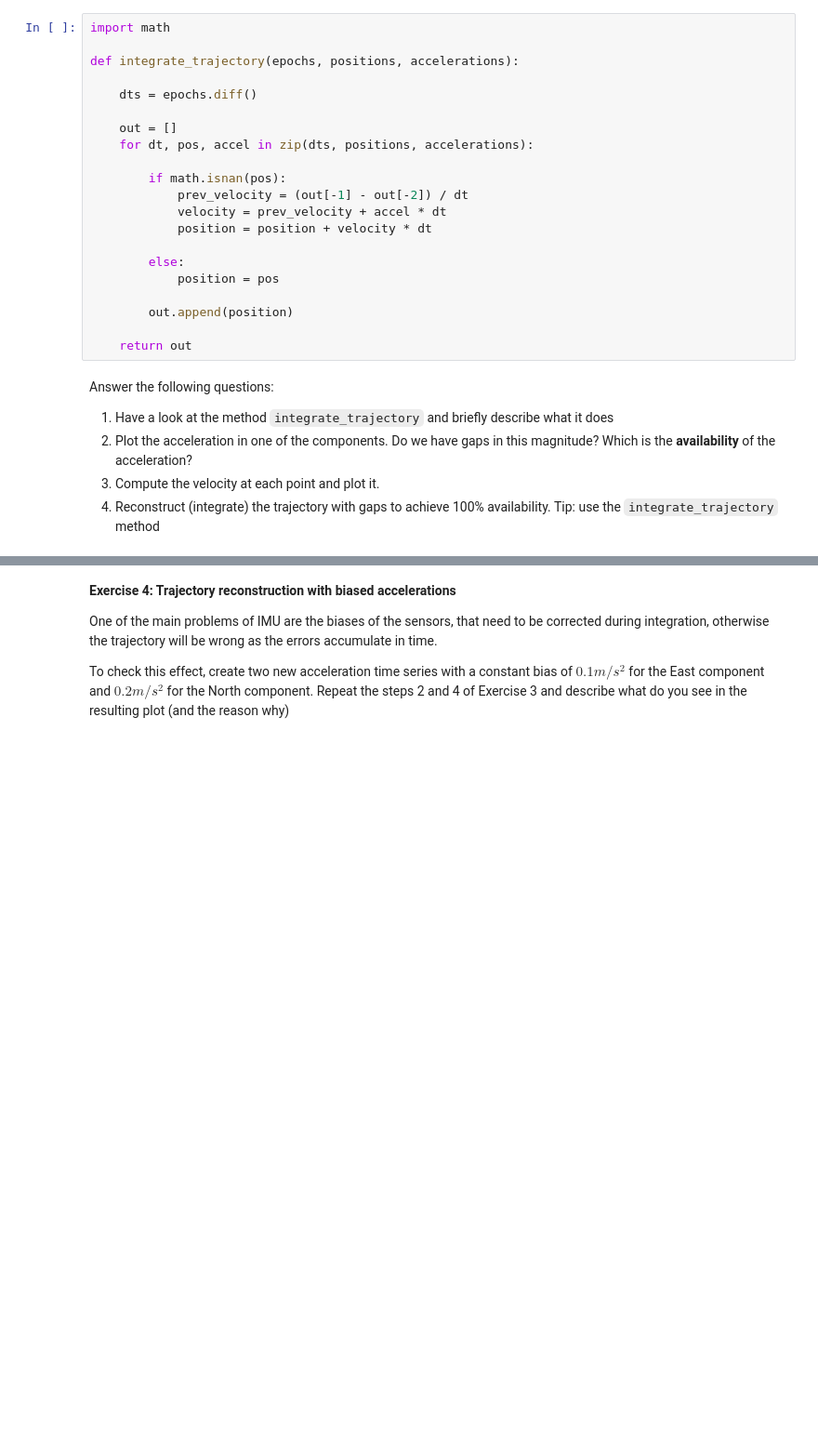
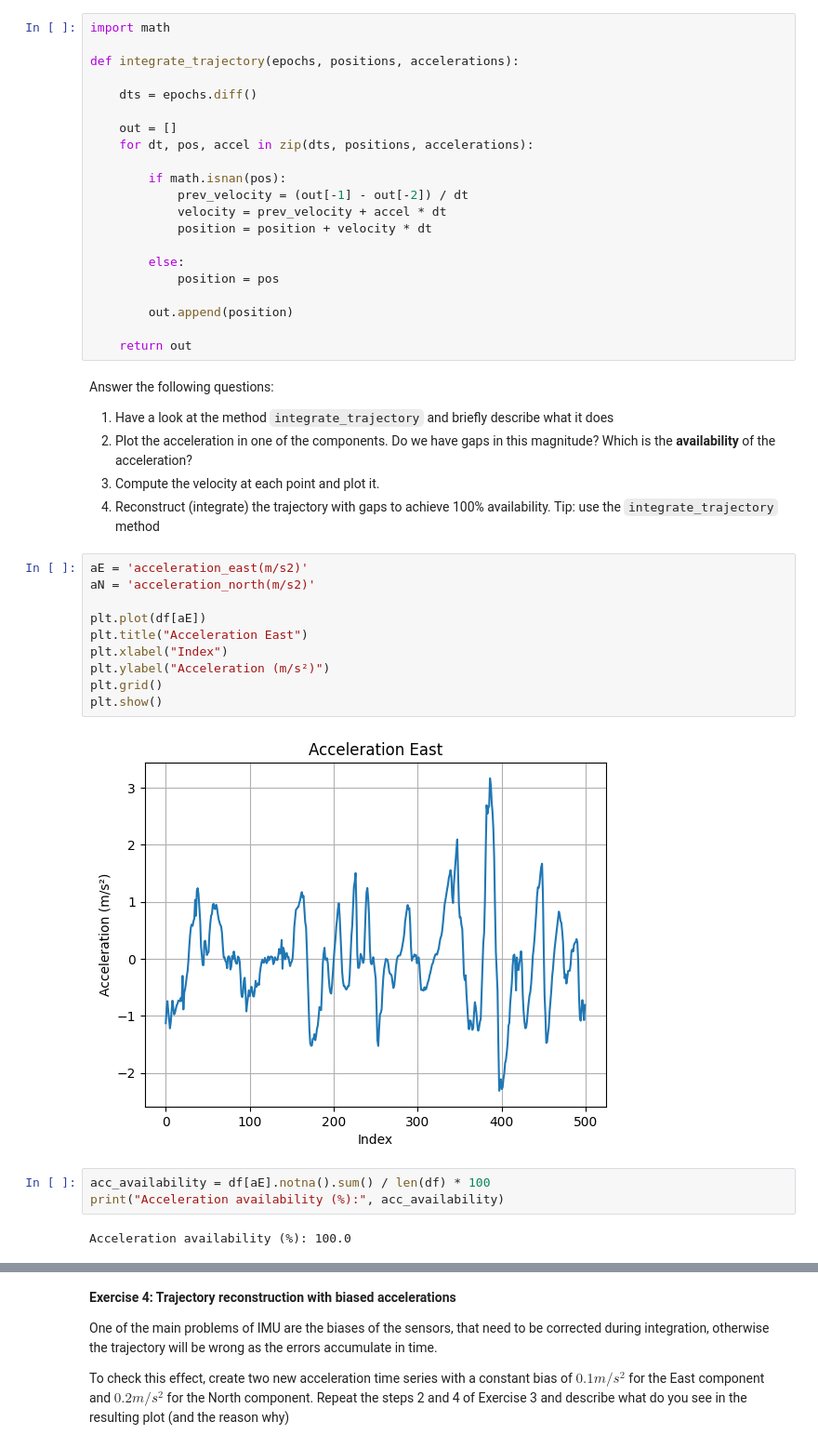
Before and after one commit to FranciscoSagardoyProus/PAI_REPO, a Jupyter notebook: plab/p3_GNSS_IMU.ipynb, the cells around one changed output, grey strips where cells are left out. Shown at 93% size. Drawn from its saved outputs; the diff is of its cells as text; blank space fills up the shorter version.

```diff
--- a/plab/p3_GNSS_IMU.ipynb
+++ b/plab/p3_GNSS_IMU.ipynb
@@ -206,3 +261,20 @@ Answer the following questions:
 1. Plot the acceleration in one of the components. Do we have gaps in this magnitude? Which is the **availability** of the acceleration?
 1. Compute the velocity at each point and plot it.
 1. Reconstruct (integrate) the trajectory with gaps to achieve 100% availability. Tip: use the `integrate_trajectory` method
+# %%
+aE = 'acceleration_east(m/s2)'
+aN = 'acceleration_north(m/s2)'
+
+plt.plot(df[aE])
+plt.title("Acceleration East")
+plt.xlabel("Index")
+plt.ylabel("Acceleration (m/s²)")
+plt.grid()
+plt.show()
+# %% [output]
+[figure, added]
+# %%
+acc_availability = df[aE].notna().sum() / len(df) * 100
+print("Acceleration availability (%):", acc_availability)
+# %% [output]
+Acceleration availability (%): 100.0
```
Also changed, not shown: parts of 11 cells of this notebook.
